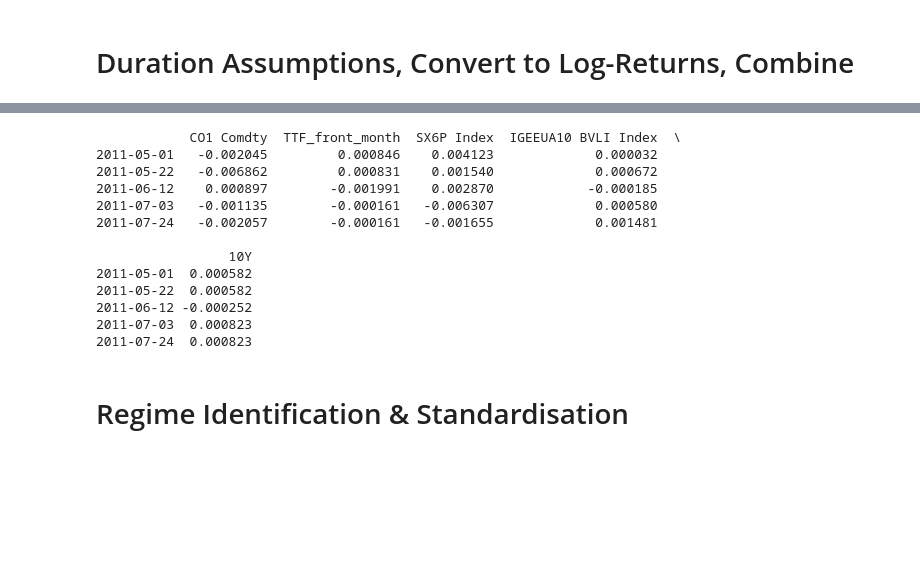
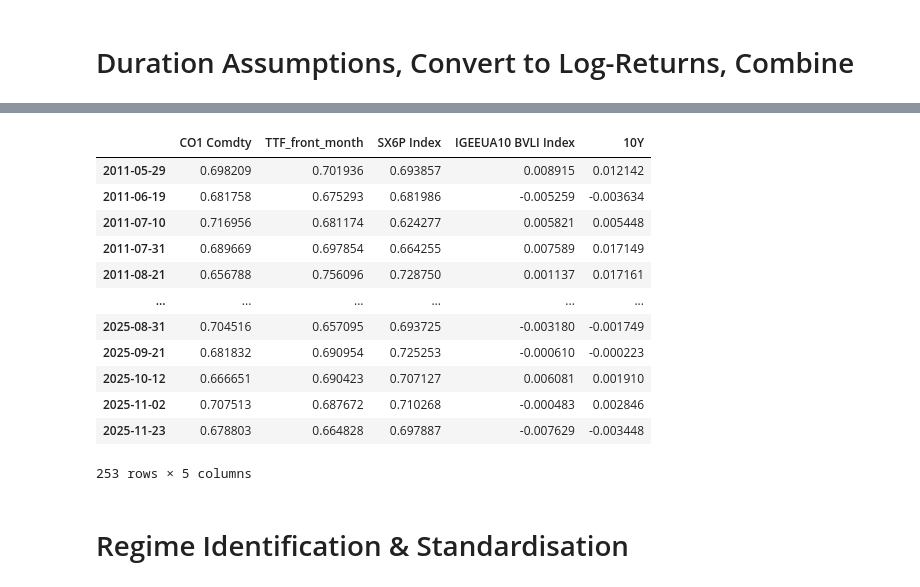
Before and after one commit to 1bykov/Thesis, a Jupyter notebook: code/BRENT_TTF_regression.ipynb, the cells around one changed output, grey strips where cells are left out. Saved outputs shown, nothing was run; the diff lists cells and outputs as text; code cells hidden in the pictures; blank space fills up the shorter version.

```diff
--- a/code/BRENT_TTF_regression.ipynb
+++ b/code/BRENT_TTF_regression.ipynb
@@ -27,6 +27,20 @@ def standardise(col):
     return (col - col.mean()) / col.std()
 # %% [markdown]
 # Load, Process, Align Dates
+# %%
+# Data Frequency
+frequency='3W' # - Set frequency for resampling in clean_process function
+
+# Durations
+D_util = 7.5 # Utility duration will be higher than Govt duration
+D_govt = 8.5
+
+# standardise = True # - Whether to standardise data for comparability of coefficients
+standardise = False
+
+# Target Definition Selection for regressions
+# target = ['IGEEUA10 BVLI Index'] # - Utility Debt Yield Index (10Y) as target
+target = ['excess_R_util']  # - Excess Utility Debt Return over Govt Return (10Y) as target
 # %%
 folder=r'/Users/igorbykov/Desktop/Thesis/data'
 
@@ -101,37 +112,30 @@ utilities_equity
 # %%
 # Convert util yields to returns
-# Utility duration will be higher than Govt duration
 
-D_util = 7.5
-D_govt = 8.5
+R_util_debt = np.log((1-D_util * df['IGEEUA10 BVLI Index'].diff()).dropna() )
+R_govt = np.log((1-D_govt * df['10Y'].diff()).dropna() )
 
-R_util_debt = np.log((1-D_util * util_yield_10y.diff()).dropna() )
-R_govt = np.log((1-D_govt * govt_yield_10y.diff()).dropna() )
-
-R_util_eqty = np.log((1+utilities_equity.diff() / utilities_equity.shift(1)).dropna() )
-R_brent = np.log((1+brent.diff() / brent.shift(1)).dropna() )
-R_ttf = np.log((1+ttf.diff() / ttf.shift(1)).dropna() )
+R_util_eqty = np.log((1+df['SX6P Index'] / df['SX6P Index'].shift(1)).dropna() )
+R_brent = np.log((1+df['CO1 Comdty'] / df['CO1 Comdty'].shift(1)).dropna() )
+R_ttf = np.log((1+df['TTF_front_month'] / df['TTF_front_month'].shift(1)).dropna() )
 
 df = merge_dfs([R_brent, R_ttf, R_util_eqty, R_util_debt, R_govt]).dropna()
 
-# Resample frequency
-df = df.resample('3W').last()
-
-print(df.head(5))
+df
 # %% [output]
+|  | CO1 Comdty | TTF_front_month | SX6P Index | IGEEUA10 BVLI Index | 10Y |
+| 2011-05-29 | 0.698209 | 0.701936 | 0.693857 | 0.008915 | 0.012142 |
+| 2011-06-19 | 0.681758 | 0.675293 | 0.681986 | -0.005259 | -0.003634 |
+| 2011-07-10 | 0.716956 | 0.681174 | 0.624277 | 0.005821 | 0.005448 |
+| 2011-07-31 | 0.689669 | 0.697854 | 0.664255 | 0.007589 | 0.017149 |
+| 2011-08-21 | 0.656788 | 0.756096 | 0.728750 | 0.001137 | 0.017161 |
+| ... | ... | ... | ... | ... | ... |
+| 2025-08-31 | 0.704516 | 0.657095 | 0.693725 | -0.003180 | -0.001749 |
+| 2025-09-21 | 0.681832 | 0.690954 | 0.725253 | -0.000610 | -0.000223 |
+| 2025-10-12 | 0.666651 | 0.690423 | 0.707127 | 0.006081 | 0.001910 |
+| 2025-11-02 | 0.707513 | 0.687672 | 0.710268 | -0.000483 | 0.002846 |
+| 2025-11-23 | 0.678803 | 0.664828 | 0.697887 | -0.007629 | -0.003448 |
-            CO1 Comdty  TTF_front_month  SX6P Index  IGEEUA10 BVLI Index  \
-2011-05-01   -0.002045         0.000846    0.004123             0.000032
-2011-05-22   -0.006862         0.000831    0.001540             0.000672
-2011-06-12    0.000897        -0.001991    0.002870            -0.000185
-2011-07-03   -0.001135        -0.000161   -0.006307             0.000580
-2011-07-24   -0.002057        -0.000161   -0.001655             0.001481
-
-                 10Y
-2011-05-01  0.000582
-2011-05-22  0.000582
-2011-06-12 -0.000252
-2011-07-03  0.000823
-2011-07-24  0.000823
+253 rows × 5 columns
 # %% [markdown]
 # Regime Identification & Standardisation
 # %%
```
Also changed, not shown: parts of 11 cells of this notebook, 1 other file.
